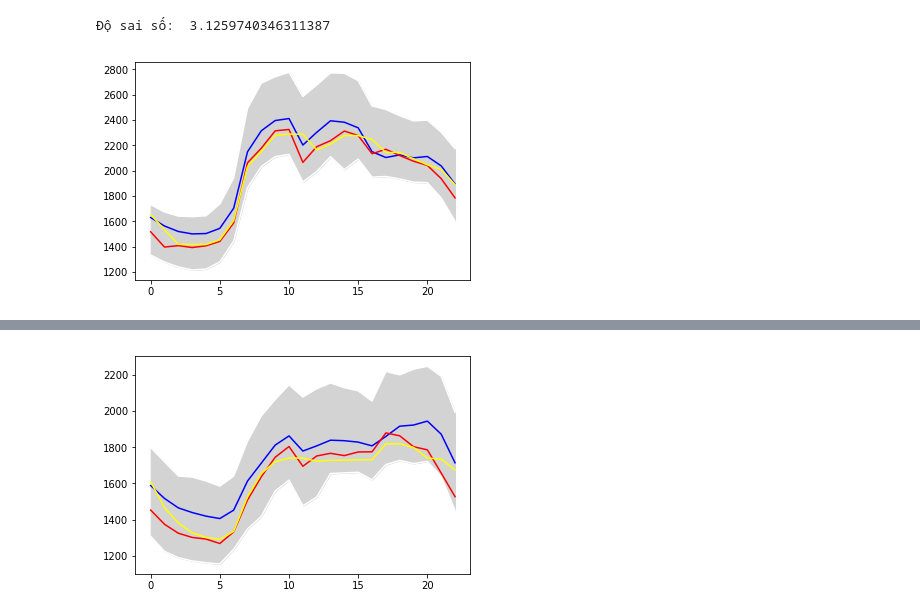
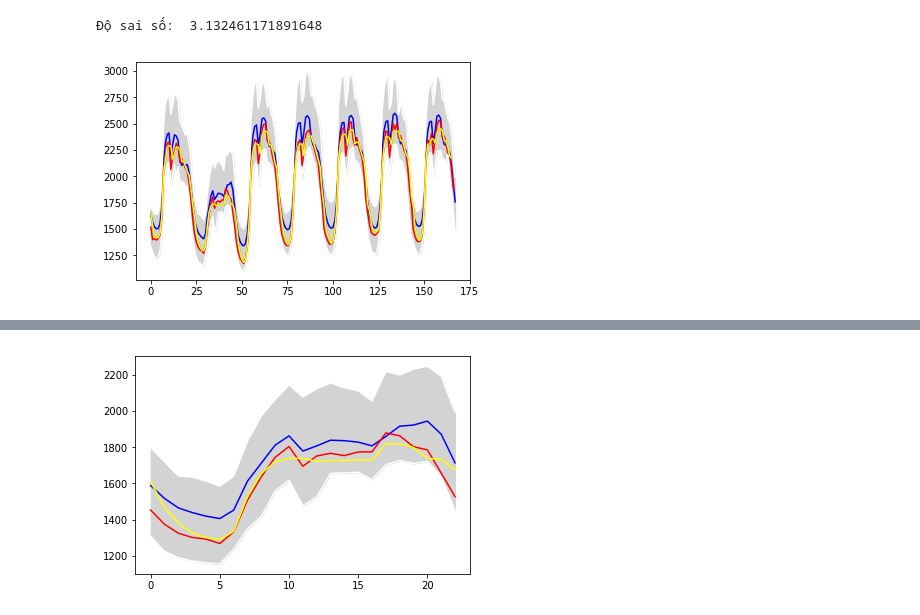
Before and after one commit to DUCQUAN7850/show, a Jupyter notebook: Untitled1.ipynb, the cells around one changed output, grey strips where cells are left out. Cells and saved outputs as stored; diff of their text form; code cells hidden in the pictures.

```diff
--- a/Untitled1.ipynb
+++ b/Untitled1.ipynb
@@ -102,7 +102,7 @@ for i in range(len(test_input)-1):
 MAPE = MAPE*100/(len(test_input))
 print("Độ sai số: ",MAPE)
 #show đồ thị
-# plt.plot(test_check)
+plt.plot(test_check)
 # --------------------------------------------------------------------------
 # đọc dữ liệu từ file ra
 dataset = read_csv('ts.csv')
@@ -137,13 +137,17 @@ for i in range(0,168):
 	listdate[i] /=200
 	listdate[i]=round(listdate[i],1)
 
-plt.plot(listdate[0:23],'blue')
-plt.plot(timemax[0:23], color='white')
-plt.plot(timemin[0:23],color='white')
-plt.plot(tuan51[0:23],color='red')
-plt.plot(test_check[0:23],color='yellow')
-c=numpy.arange(23)
-plt.fill_between(c,timemin[0:23],timemax[0:23],color='lightgrey')
+plt.plot(listdate,'blue')
+plt.plot(timemax, color='white')
+plt.plot(timemin,color='white')
+plt.plot(tuan51,color='red')
+plt.plot(test_check,color='yellow')
+c=numpy.arange(168)
+plt.fill_between(c,timemin,timemax,color='lightgrey')
+
+for i in range(0,len(test_check)-1):
+	if test_check[i]>timemax[i] or test_check[i]<timemin[i]:
+		plt.plot(i,test_check[i],'xr-')
 
 plt.show()
 # %% [output]
@@ -165,4 +169,4 @@ Epoch 149/150
 Epoch 150/150
  - 9s - loss: 0.0049
-Độ sai số:  3.1259740346311387
+Độ sai số:  3.132461171891648
-[figure, old version]
+[figure, new version]
```
Also changed, not shown: parts of 2 cells of this notebook.
